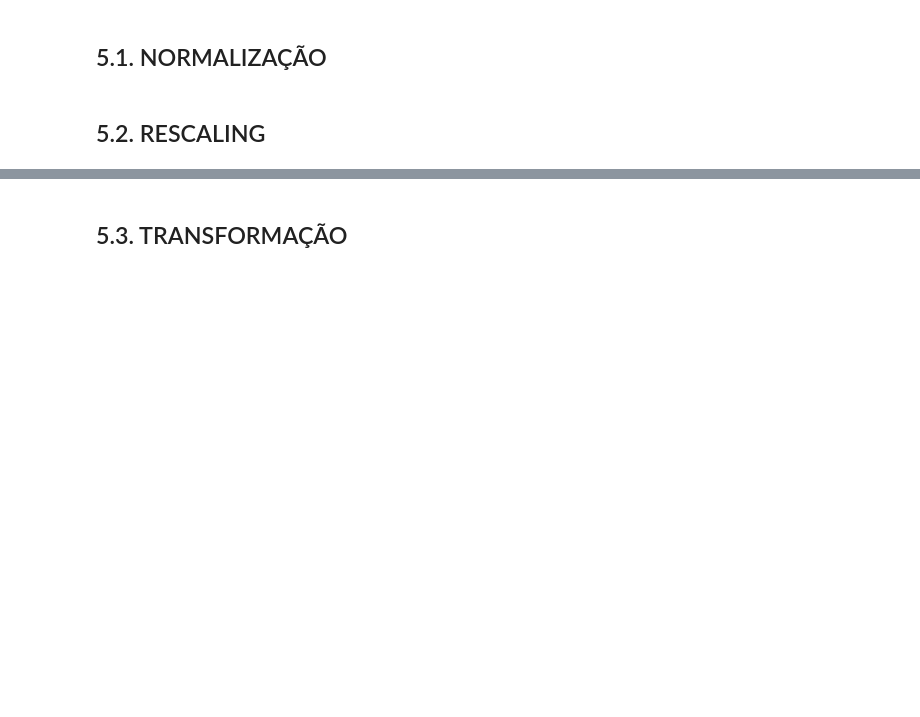
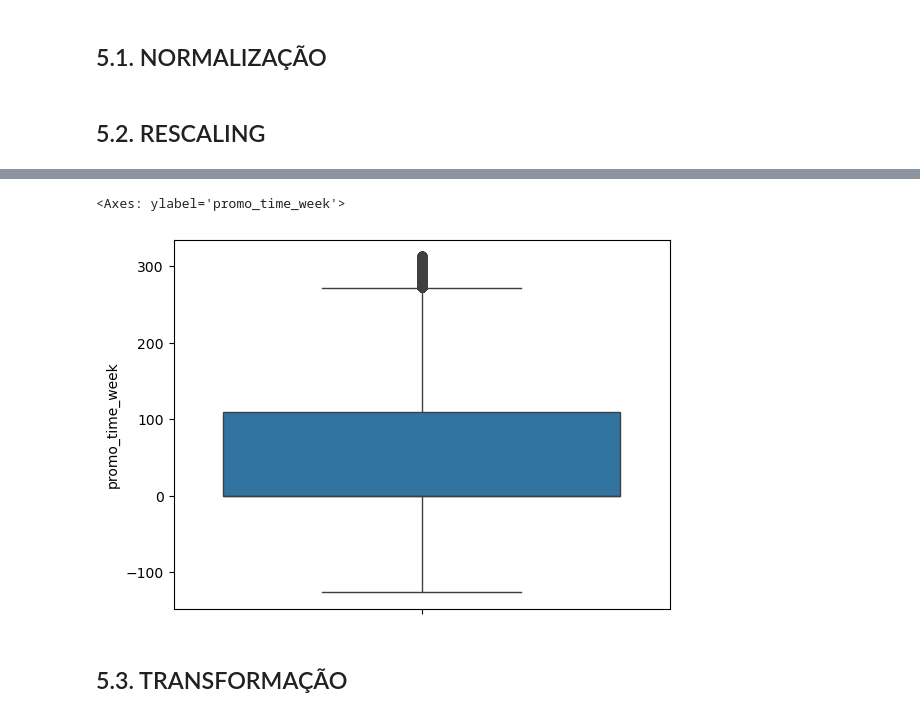
Before and after one commit to lucasleal7/ds_em_producao, a Jupyter notebook: m04_v01_store_sales_prediction.ipynb, the cells around one changed output, grey strips where cells are left out. Cells and saved outputs as stored; diff of their text form; code cells hidden in the pictures; blank space fills up the shorter version.

```diff
--- a/m04_v01_store_sales_prediction.ipynb
+++ b/m04_v01_store_sales_prediction.ipynb
@@ -758,0 +776,5 @@ df5=df4.copy()
+# %%
+sns.boxplot(df5['promo_time_week'])
+# %% [output]
+<Axes: ylabel='promo_time_week'>
+[figure, added]
```
Also changed, not shown: parts of 6 cells of this notebook.
